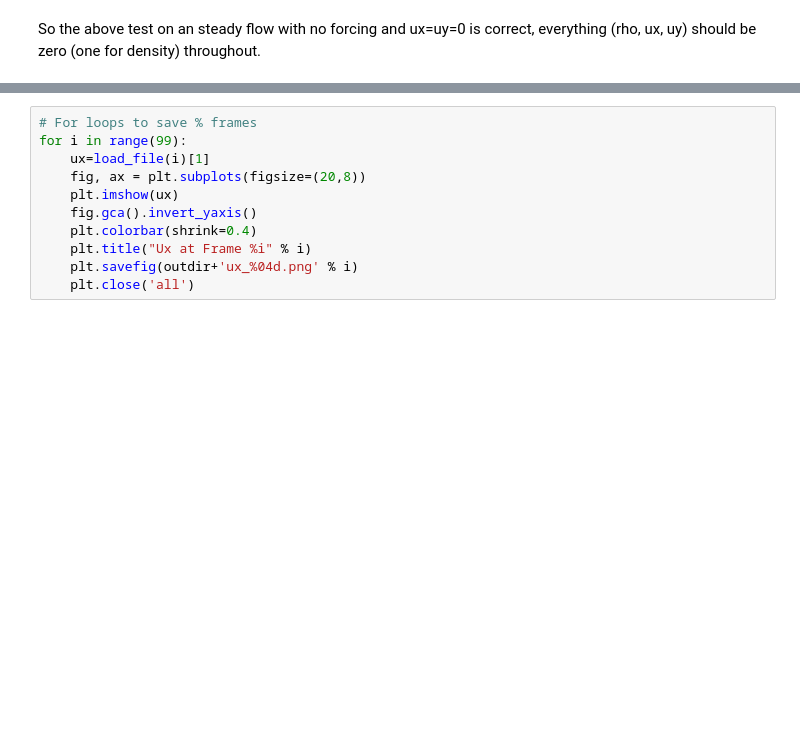
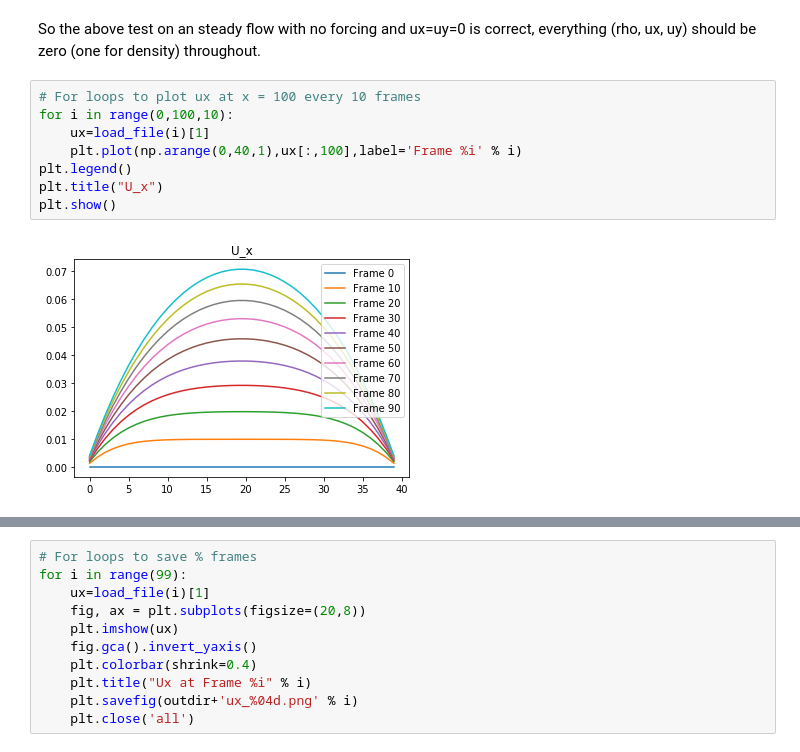
Before and after one commit to iacs-ac290r-2019/homework, a Jupyter notebook: hw2/lbm_7/viz.ipynb, the cells around one changed output, grey strips where cells are left out. Saved outputs shown, nothing was run; the diff lists cells and outputs as text; blank space fills up the shorter version.

```diff
--- a/hw2/lbm_7/viz.ipynb
+++ b/hw2/lbm_7/viz.ipynb
@@ -66,3 +66,13 @@ plt.show()
 # %% [markdown]
 So the above test on an steady flow with no forcing and ux=uy=0 is correct, everything (rho, ux, uy) should be zero (one for density) throughout.
+# %%
+# For loops to plot ux at x = 100 every 10 frames
+for i in range(0,100,10):
+    ux=load_file(i)[1]
+    plt.plot(np.arange(0,40,1),ux[:,100],label='Frame %i' % i)
+plt.legend()
+plt.title("U_x")
+plt.show()
+# %% [output]
+[figure, added]
 # %%
```
Also changed, not shown: parts of 5 cells of this notebook.
